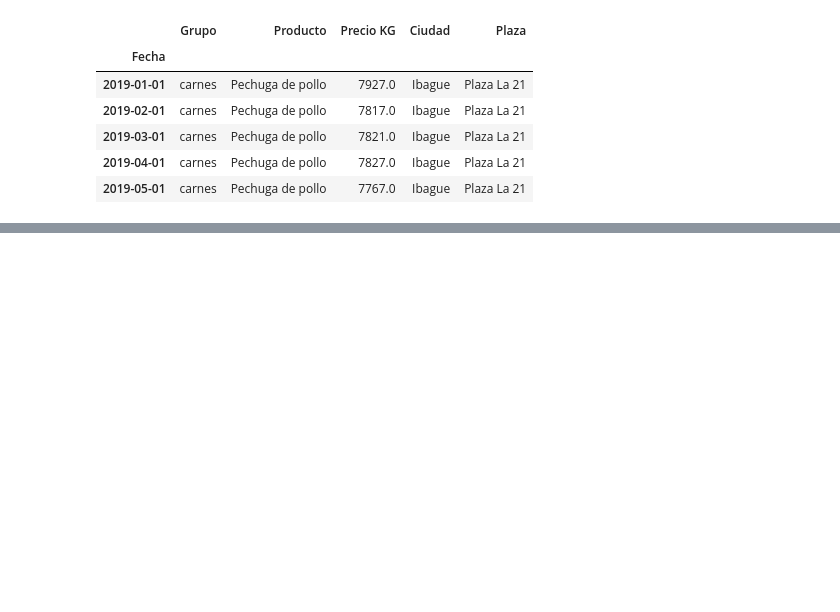
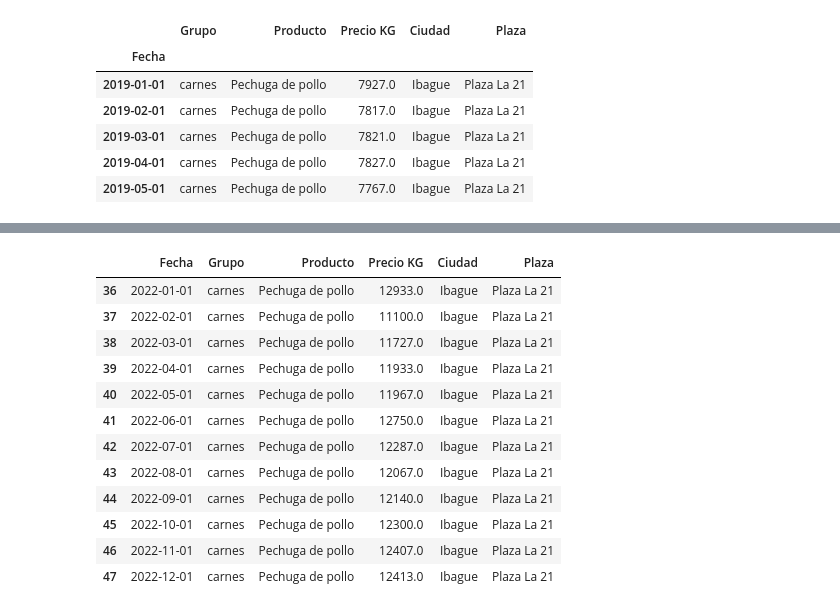
Before and after one commit to RioDeMilo/RETAIL-PRICES-COLOMBIA, a Jupyter notebook: IPC1823.ipynb, the cells around one changed output, grey strips where cells are left out. Cells and saved outputs as stored; diff of their text form; code cells hidden in the pictures; blank space fills up the shorter version.

```diff
--- a/IPC1823.ipynb
+++ b/IPC1823.ipynb
@@ -574,0 +604,19 @@ dfpc.head()
+# %%
+# here with the index using the last 12 values of the month but this will work only with a unique value
+# if you have more cities or wholase centers you will not have the data of a year but only
+# the last 12 values of the data frame
+dflin.iloc[-12:,:]
+# %% [output]
+|  | Fecha | Grupo | Producto | Precio KG | Ciudad | Plaza |
+| 36 | 2022-01-01 | carnes | Pechuga de pollo | 12933.0 | Ibague | Plaza La 21 |
+| 37 | 2022-02-01 | carnes | Pechuga de pollo | 11100.0 | Ibague | Plaza La 21 |
+| 38 | 2022-03-01 | carnes | Pechuga de pollo | 11727.0 | Ibague | Plaza La 21 |
+| 39 | 2022-04-01 | carnes | Pechuga de pollo | 11933.0 | Ibague | Plaza La 21 |
+| 40 | 2022-05-01 | carnes | Pechuga de pollo | 11967.0 | Ibague | Plaza La 21 |
+| 41 | 2022-06-01 | carnes | Pechuga de pollo | 12750.0 | Ibague | Plaza La 21 |
+| 42 | 2022-07-01 | carnes | Pechuga de pollo | 12287.0 | Ibague | Plaza La 21 |
+| 43 | 2022-08-01 | carnes | Pechuga de pollo | 12067.0 | Ibague | Plaza La 21 |
+| 44 | 2022-09-01 | carnes | Pechuga de pollo | 12140.0 | Ibague | Plaza La 21 |
+| 45 | 2022-10-01 | carnes | Pechuga de pollo | 12300.0 | Ibague | Plaza La 21 |
+| 46 | 2022-11-01 | carnes | Pechuga de pollo | 12407.0 | Ibague | Plaza La 21 |
+| 47 | 2022-12-01 | carnes | Pechuga de pollo | 12413.0 | Ibague | Plaza La 21 |
```
Also changed, not shown: parts of 12 cells of this notebook.
